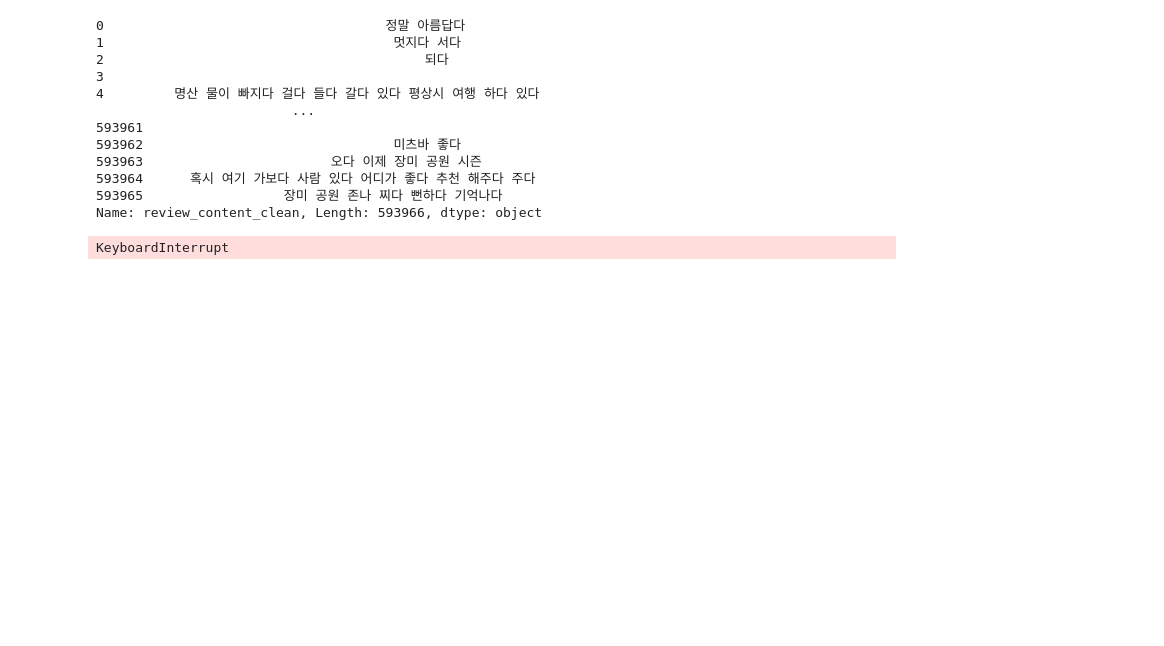
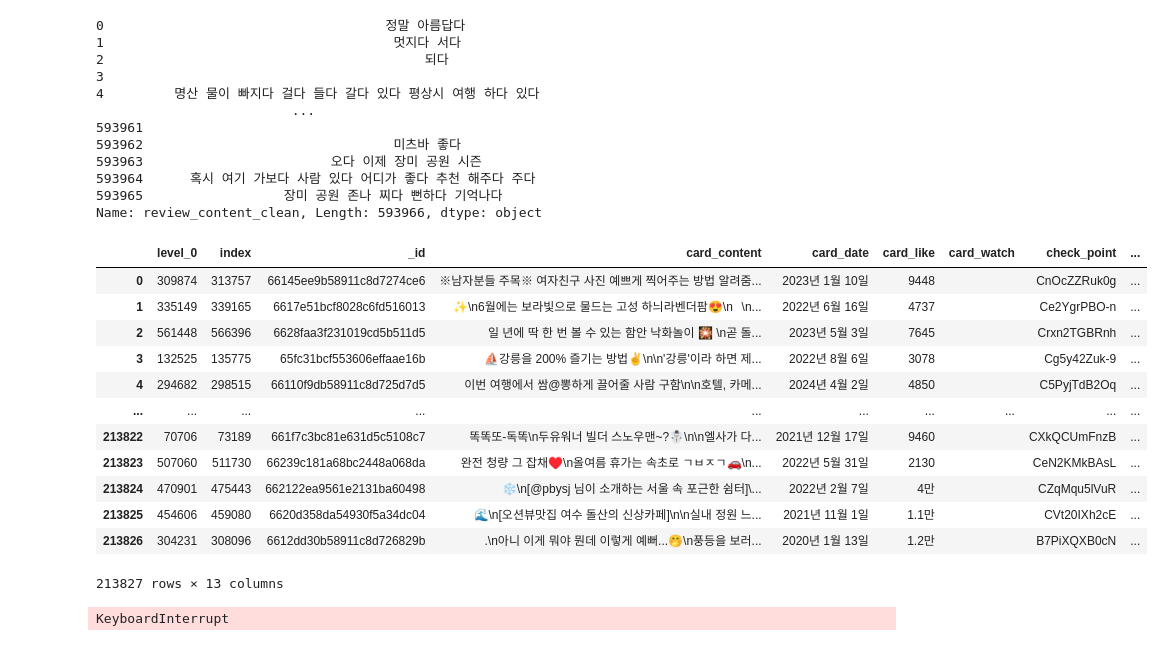
Before and after one commit to nohjuhyeon/AI_LKJ_hubs_fastapi, a Jupyter notebook: instagram_review.ipynb, the cells around one changed output. Drawn from its saved outputs; the diff is of its cells as text; code cells hidden in the pictures; blank space fills up the shorter version.

Commit message:
review

```diff
--- a/instagram_review.ipynb
+++ b/instagram_review.ipynb
@@ -283,6 +283,30 @@ df_sns_review.loc[:,'review_content_clean']
 593964      혹시 여기 가보다 사람 있다 어디가 좋다 추천 해주다 주다
 593965                  장미 공원 존나 찌다 뻔하다 기억나다
 Name: review_content_clean, Length: 593966, dtype: object
+# %%
+from sklearn.model_selection import train_test_split
+df_sns_review_train,df_sns_review_test = train_test_split(df_sns_review,test_size=0.4,random_state=42)
+# %%
+from sklearn.model_selection import train_test_split
+df_sns_review_train,df_sns_review_check = train_test_split(df_sns_review_train,test_size=0.4,random_state=42)
+# %%
+df_sns_review_train = df_sns_review_train.reset_index()
+# %%
+df_sns_review_train
+# %% [output]
+|  | level_0 | index | _id | card_content | card_date | card_like | card_watch | check_point | ... |
+| 0 | 309874 | 313757 | 66145ee9b58911c8d7274ce6 | ※남자분들 주목※ 여자친구 사진 예쁘게 찍어주는 방법 알려줌... | 2023년 1월 10일 | 9448 |  | CnOcZZRuk0g | ... |
+| 1 | 335149 | 339165 | 6617e51bcf8028c6fd516013 | ✨\n6월에는 보라빛으로 물드는 고성 하늬라벤더팜😍\n⠀\n... | 2022년 6월 16일 | 4737 |  | Ce2YgrPBO-n | ... |
+| 2 | 561448 | 566396 | 6628faa3f231019cd5b511d5 | 일 년에 딱 한 번 볼 수 있는 함안 낙화놀이 🎇 \n곧 돌... | 2023년 5월 3일 | 7645 |  | Crxn2TGBRnh | ... |
+| 3 | 132525 | 135775 | 65fc31bcf553606effaae16b | ⛵강릉을 200% 즐기는 방법✌️\n\n'강릉'이라 하면 제... | 2022년 8월 6일 | 3078 |  | Cg5y42Zuk-9 | ... |
+| 4 | 294682 | 298515 | 66110f9db58911c8d725d7d5 | 이번 여행에서 쌈@뽕하게 끌어줄 사람 구함\n\n호텔, 카메... | 2024년 4월 2일 | 4850 |  | C5PyjTdB2Oq | ... |
+| ... | ... | ... | ... | ... | ... | ... | ... | ... | ... |
+| 213822 | 70706 | 73189 | 661f7c3bc81e631d5c5108c7 | 똑똑또-독똑\n두유워너 빌더 스노우맨~?☃️\n\n엘사가 다... | 2021년 12월 17일 | 9460 |  | CXkQCUmFnzB | ... |
+| 213823 | 507060 | 511730 | 66239c181a68bc2448a068da | 완전 청량 그 잡채♥️\n올여름 휴가는 속초로 ㄱㅂㅈㄱ🚗\n... | 2022년 5월 31일 | 2130 |  | CeN2KMkBAsL | ... |
+| 213824 | 470901 | 475443 | 662122ea9561e2131ba60498 | ❄️\n[@pbysj 님이 소개하는 서울 속 포근한 쉼터]\... | 2022년 2월 7일 | 4만 |  | CZqMqu5lVuR | ... |
+| 213825 | 454606 | 459080 | 6620d358da54930f5a34dc04 | 🌊\n[오션뷰맛집 여수 돌산의 신상카페]\n\n실내 정원 느... | 2021년 11월 1일 | 1.1만 |  | CVt20IXh2cE | ... |
+| 213826 | 304231 | 308096 | 6612dd30b58911c8d726829b | .\n아니 이게 뭐야 뭔데 이렇게 예뻐...🤭\n풍등을 보러... | 2020년 1월 13일 | 1.2만 |  | B7PiXQXB0cN | ... |
+213827 rows × 13 columns
 # %%
 import pandas as pd
 
```
Also changed, not shown: parts of 1 cell of this notebook, 1 other file.
